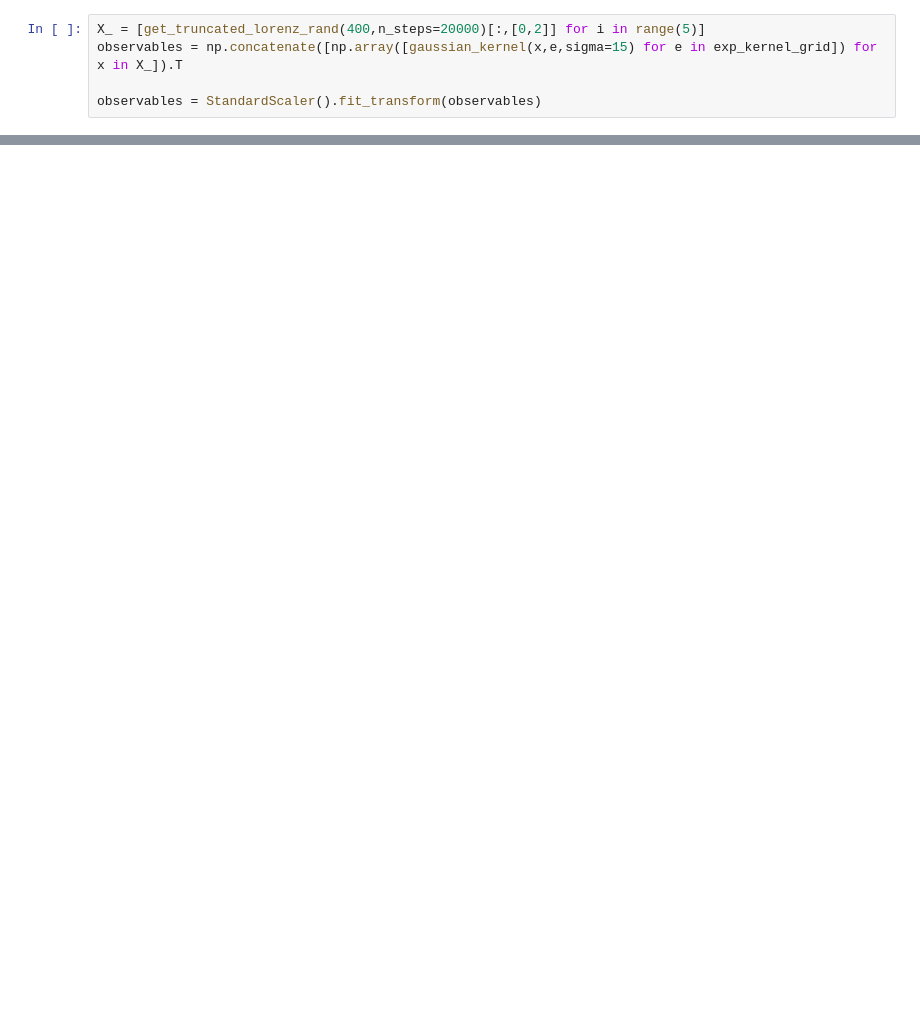
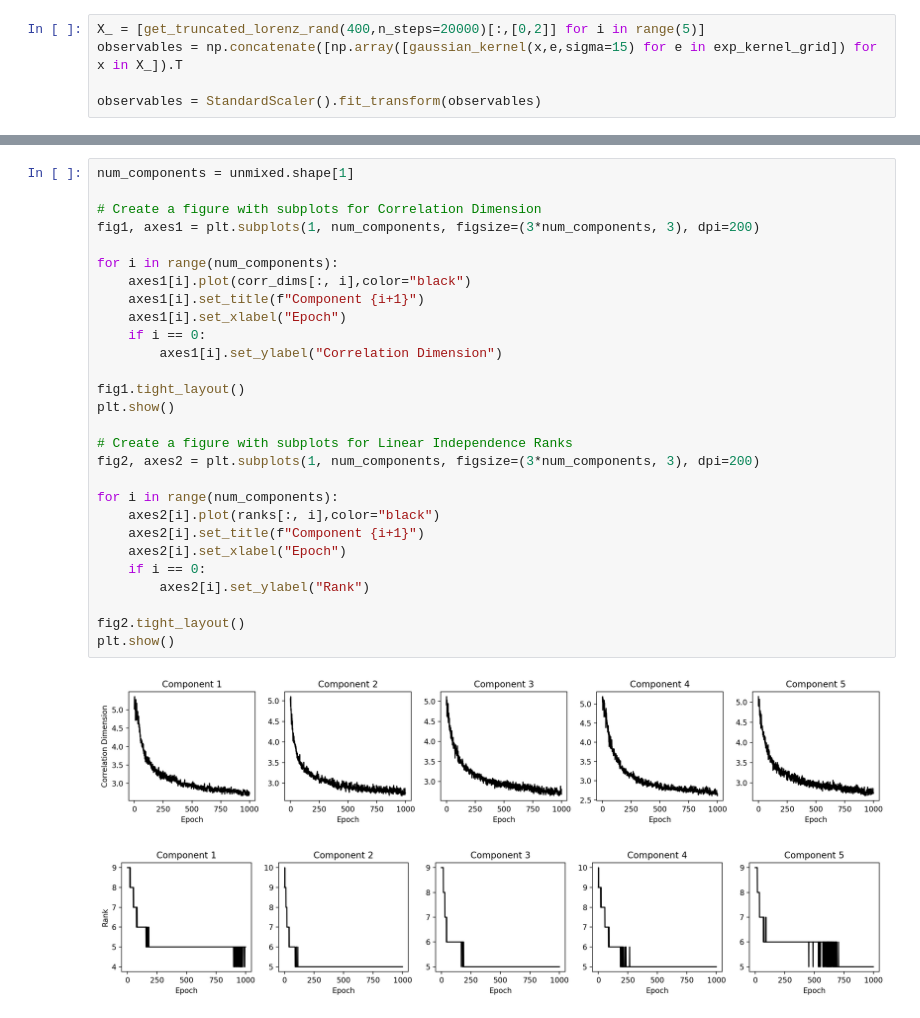
Before and after one commit to z7743/manifold_learning, a Jupyter notebook: notebooks/Correlation dimension test.ipynb, the cells around one changed output, grey strips where cells are left out. Saved outputs shown, nothing was run; the diff lists cells and outputs as text; blank space fills up the shorter version.

```diff
--- a/notebooks/Correlation dimension test.ipynb
+++ b/notebooks/Correlation dimension test.ipynb
@@ -74 +82,32 @@ Epoch 1/1, Loss: 0.3622
+# %%
+num_components = unmixed.shape[1]
+
+# Create a figure with subplots for Correlation Dimension
+fig1, axes1 = plt.subplots(1, num_components, figsize=(3*num_components, 3), dpi=200)
+
+for i in range(num_components):
+    axes1[i].plot(corr_dims[:, i],color="black")
+    axes1[i].set_title(f"Component {i+1}")
+    axes1[i].set_xlabel("Epoch")
+    if i == 0:
+        axes1[i].set_ylabel("Correlation Dimension")
+
+fig1.tight_layout()
+plt.show()
+
+# Create a figure with subplots for Linear Independence Ranks
+fig2, axes2 = plt.subplots(1, num_components, figsize=(3*num_components, 3), dpi=200)
+
+for i in range(num_components):
+    axes2[i].plot(ranks[:, i],color="black")
+    axes2[i].set_title(f"Component {i+1}")
+    axes2[i].set_xlabel("Epoch")
+    if i == 0:
+        axes2[i].set_ylabel("Rank")
+
+fig2.tight_layout()
+plt.show()
+# %% [output]
+[figure, added]
+[figure, added]
 # %%
```
Also changed, not shown: parts of 7 cells of this notebook, 19 other files.
